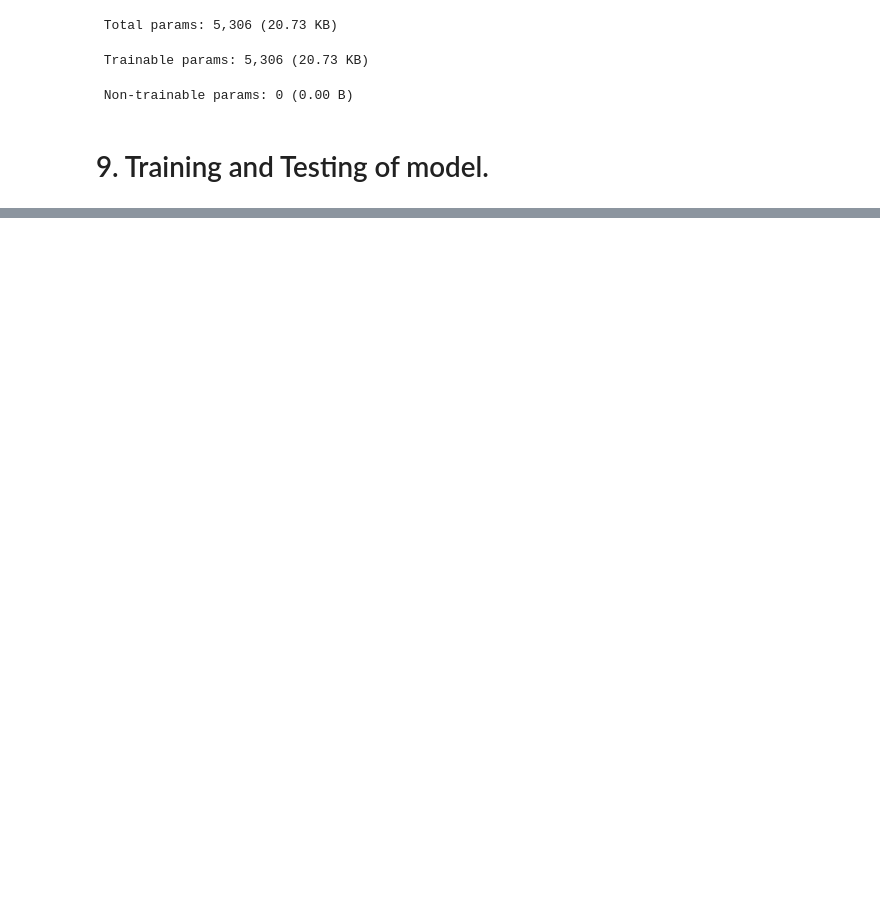
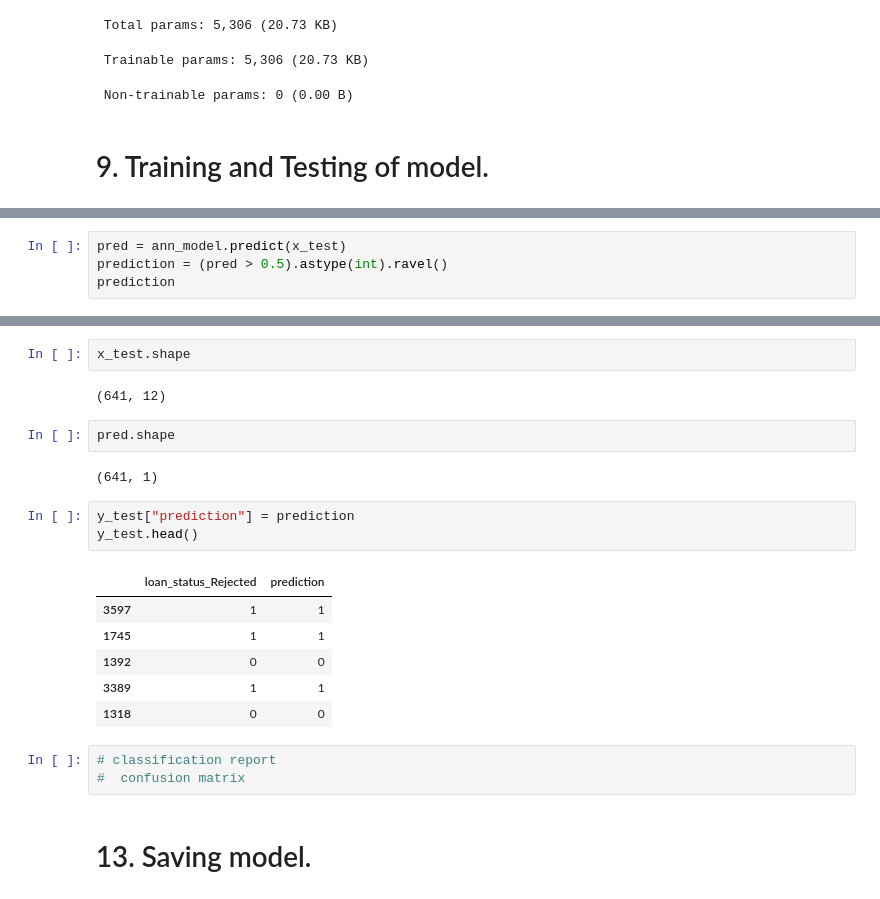
Before and after one commit to vanshika705/DeepLearningProject, a Jupyter notebook: loss_prediction.ipynb, the cells around one changed output, grey strips where cells are left out. Drawn from its saved outputs; the diff is of its cells as text; blank space fills up the shorter version.

```diff
--- a/loss_prediction.ipynb
+++ b/loss_prediction.ipynb
@@ -243,0 +295,4 @@ Epoch 10/10
+# %%
+pred = ann_model.predict(x_test)
+prediction = (pred > 0.5).astype(int).ravel()
+prediction
@@ -243,0 +318,23 @@ Epoch 10/10
+# %%
+x_test.shape
+# %% [output]
+(641, 12)
+# %%
+pred.shape
+# %% [output]
+(641, 1)
+# %%
+y_test["prediction"] = prediction
+y_test.head()
+# %% [output]
+|  | loan_status_Rejected | prediction |
+| 3597 | 1 | 1 |
+| 1745 | 1 | 1 |
+| 1392 | 0 | 0 |
+| 3389 | 1 | 1 |
+| 1318 | 0 | 0 |
+# %%
+# classification report
+#  confusion matrix
+# %% [markdown]
+<h1>13. Saving model.</h1>
```
Also changed, not shown: parts of 10 cells of this notebook, 1 other file.
